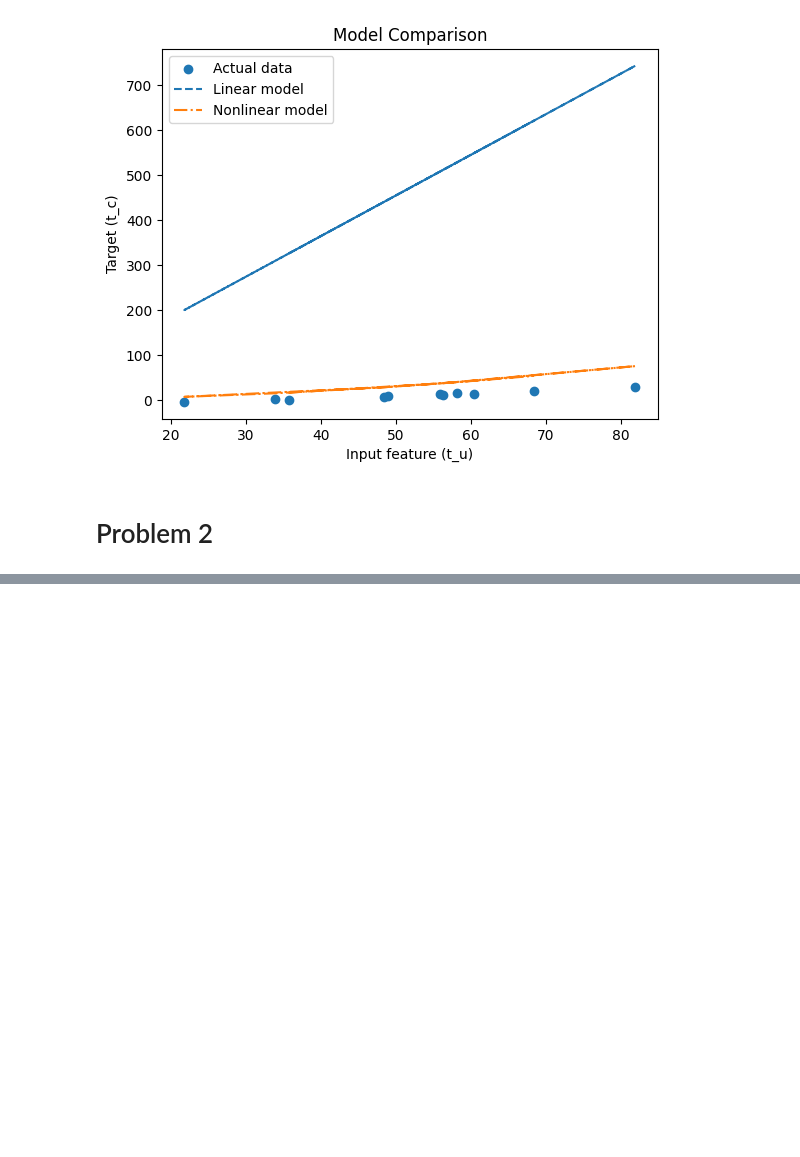
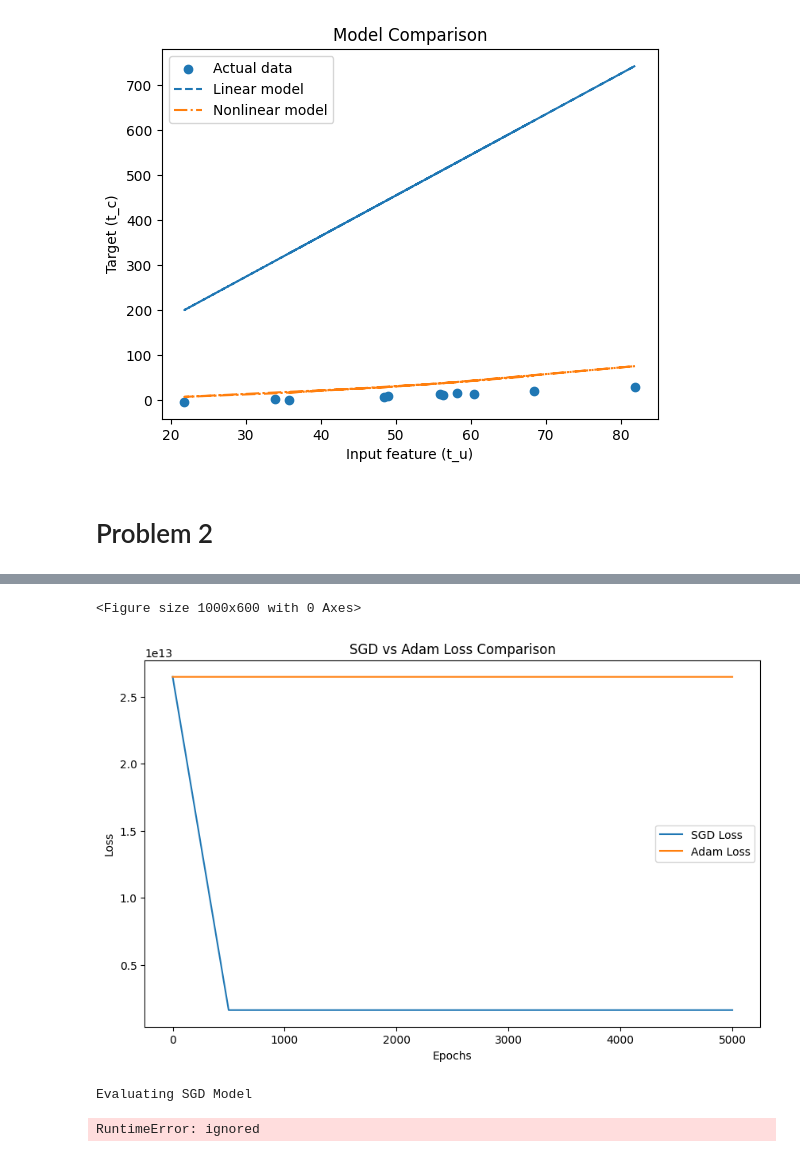
Before and after one commit to Swayyum/Intro-to-ML, a Jupyter notebook: HW5.ipynb, the cells around one changed output, grey strips where cells are left out. Cells and saved outputs as stored; diff of their text form; code cells hidden in the pictures; blank space fills up the shorter version.

```diff
--- a/HW5.ipynb
+++ b/HW5.ipynb
@@ -157,0 +324,57 @@ Linear Model Loss: 230604.515625
+# %%
+def train_model(model, optimizer, epochs, X1_train, y1_train, record_interval=500):
+    criterion = nn.MSELoss()
+    losses = []
+    for epoch in range(epochs):  # Ensure 'epochs' is an integer
+        # Forward pass
+        outputs = model(X1_train)
+        loss = criterion(outputs, y1_train)
+
+        # Backward and optimize
+        optimizer.zero_grad()
+        loss.backward()
+        optimizer.step()
+
+        if epoch % record_interval == 0 or epoch == epochs - 1:
+            losses.append(loss.item())
+            print(f'Epoch [{epoch}/{epochs}], Loss: {loss.item()}')
+
+    return losses
+# %%
+print("Training with SGD")
+model_sgd1 = LinearRegressionModel(X1_train_tensor.shape[1])
+optimizer_sgd1 = optim.SGD(model_sgd.parameters(), lr=0.01)
+losses_sgd1 = train_model(model_sgd, optimizer_sgd, 5000, X_train_tensor, y_train_tensor)
+
+
+print("\nTraining with Adam")
+model_adam1 = LinearRegressionModel(X1_train_tensor.shape[1])
+optimizer_adam1 = optim.Adam(model_adam1.parameters(), lr=0.01)
+losses_adam1 = train_model(model_adam1, optimizer_adam1, 5000, X1_train_tensor, y1_train_tensor)
+plt.figure(figsize=(10, 6))
+
+epochs_x = list(range(0, 5000, 500)) + [5000]
+plt.figure(figsize=(10, 6))
+plt.plot(epochs_x, losses_sgd, label='SGD Loss')
+plt.plot(epochs_x, losses_adam, label='Adam Loss')
+plt.xlabel('Epochs')
+plt.ylabel('Loss')
+plt.title('SGD vs Adam Loss Comparison')
+plt.legend()
+plt.show()
+
+# Function to evaluate the model
+def evaluate_model(model, X1_test, y1_test):
+    model.eval()  # Set the model to evaluation mode
+    with torch.no_grad():
+        predictions = model(X1_test)
+        loss = nn.MSELoss()(predictions, y1_test)
+        print(f'Model Test Loss: {loss.item()}')
+
+# Evaluate the models
+print("\nEvaluating SGD Model")
+evaluate_model(model_sgd, X1_test_tensor, y1_test_tensor)
+
+print("\nEvaluating Adam Model")
+evaluate_model(model_adam, X1_test_tensor, y1_test_tensor)
+# %% [output]
@@ -157,0 +398,4 @@ Linear Model Loss: 230604.515625
+<Figure size 1000x600 with 0 Axes>
+[figure, added]
+Evaluating SGD Model
+RuntimeError: ignored
```
Also changed, not shown: parts of 19 cells of this notebook.
